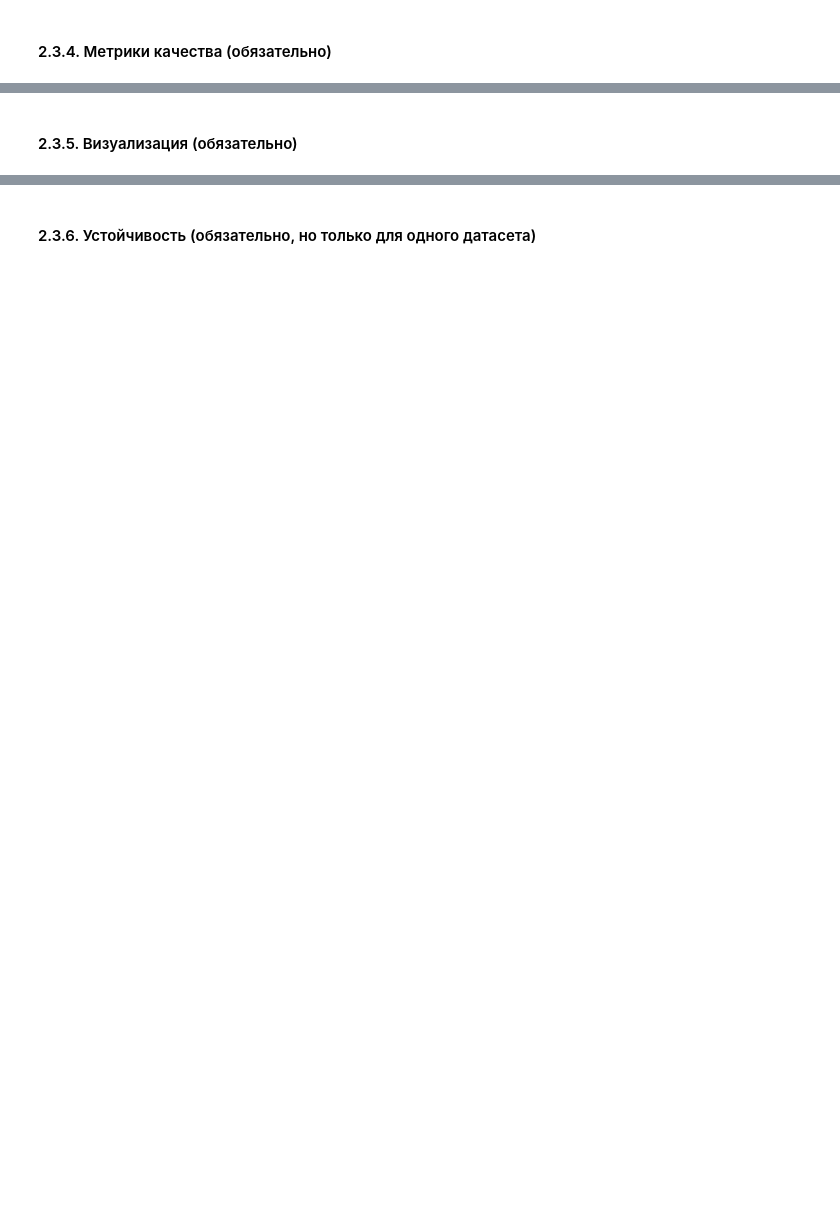
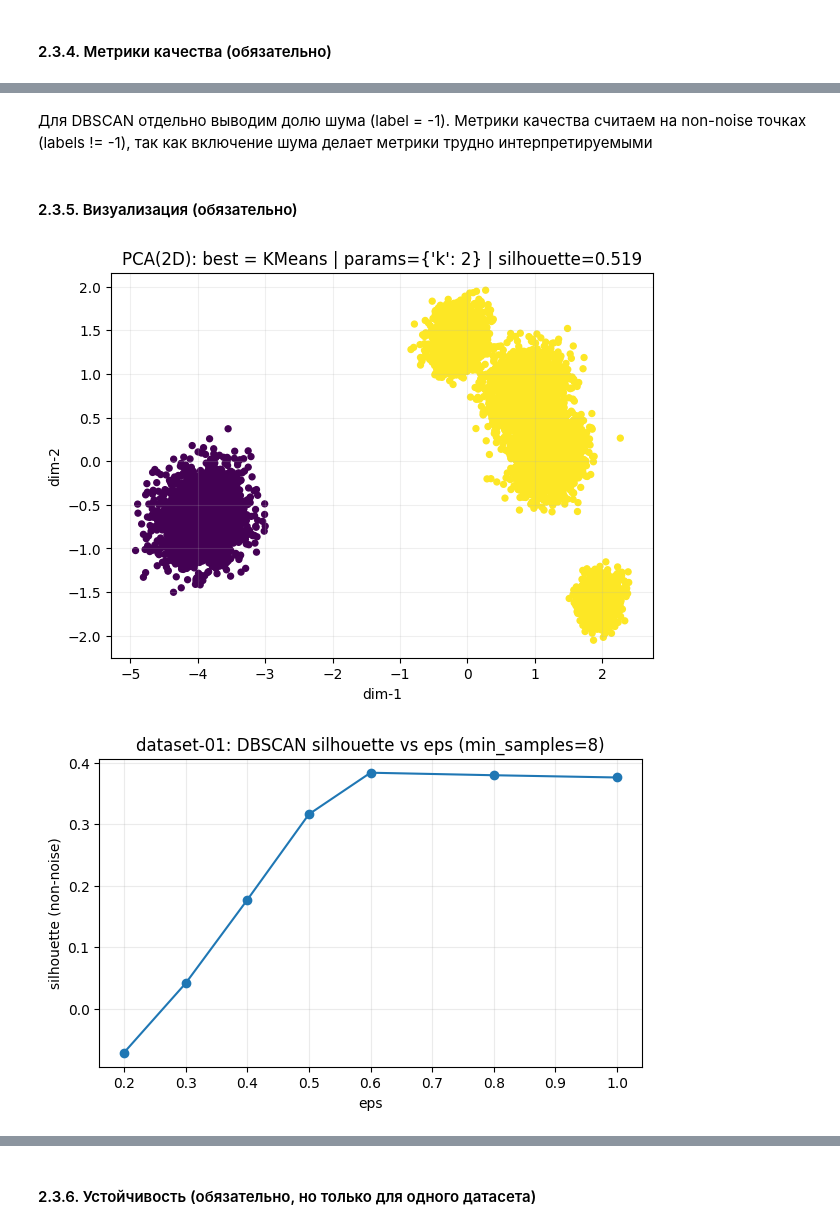
Before and after one commit to Allureeee/allure-aie-lab, a Jupyter notebook: homeworks/HW07/HW07.ipynb, the cells around one changed output, grey strips where cells are left out. Drawn from its saved outputs; the diff is of its cells as text; code cells hidden in the pictures; blank space fills up the shorter version.

```diff
--- a/homeworks/HW07/HW07.ipynb
+++ b/homeworks/HW07/HW07.ipynb
@@ -468,2 +849,4 @@ sample_id shape: (15000,)
+# %% [markdown]
+Для DBSCAN отдельно выводим долю шума (label = -1). Метрики качества считаем на non-noise точках (labels != -1), так как включение шума делает метрики трудно интерпретируемыми
 # %% [markdown]
 #### 2.3.5. Визуализация (обязательно)
@@ -469,0 +902,47 @@ sample_id shape: (15000,)
+# %%
+# PCA графики для каждого датасета
+def plot_best_pca_for_dataset(dataset_name, res, df_metrics):
+    best = pick_best_solution(dataset_name, res, df_metrics)
+
+    X_plot2d = pca_2d_for_plot(res["X_scaled"], random_state=RANDOM_STATE)
+
+    title = (
+        f"PCA(2D): best = {best['best_model']} | params={best['params']} | "
+        f"silhouette={best['silhouette']:.3f}" if not np.isnan(best["silhouette"]) else
+        f"PCA(2D): best = {best['best_model']} | params={best['params']} | silhouette=NaN"
+    )
+
+    # Важно: для DBSCAN шум имеет label=-1
+    plot_2d_embedding(X_plot2d, best["labels"], title=title)
+
+
+# Доп. графики DBSCAN (по одному на датасет)
+def plot_dbscan_silhouette_vs_eps(res, dataset_name):
+    df = res["dbscan_grid"].copy()
+
+    # берём только варианты, где silhouette посчитался
+    df = df[df["silhouette"].notna()].copy()
+    if len(df) == 0:
+        print(f"{dataset_name}: DBSCAN silhouette is NaN for all configs -> skip silhouette vs eps plot.")
+        return
+
+    # фиксируем min_samples: возьмём тот, который чаще встречается среди топ-конфигов
+    top = df.sort_values(["silhouette", "noise_share"], ascending=[False, True]).head(20)
+    ms_best = int(top["min_samples"].mode().iloc[0])
+
+    df_ms = df[df["min_samples"] == ms_best].sort_values("eps")
+
+    plt.figure(figsize=(7, 4))
+    plt.plot(df_ms["eps"], df_ms["silhouette"], marker="o")
+    plt.title(f"{dataset_name}: DBSCAN silhouette vs eps (min_samples={ms_best})")
+    plt.xlabel("eps")
+    plt.ylabel("silhouette (non-noise)")
+    plt.grid(True, alpha=0.25)
+    plt.show()
+# %%
+# 1 датасет
+plot_best_pca_for_dataset("dataset-01", res1, df_metrics)
+plot_dbscan_silhouette_vs_eps(res1, "dataset-01")
+# %% [output]
+[figure, added]
+[figure, added]
```
Also changed, not shown: parts of 29 cells of this notebook, 12 other files.
